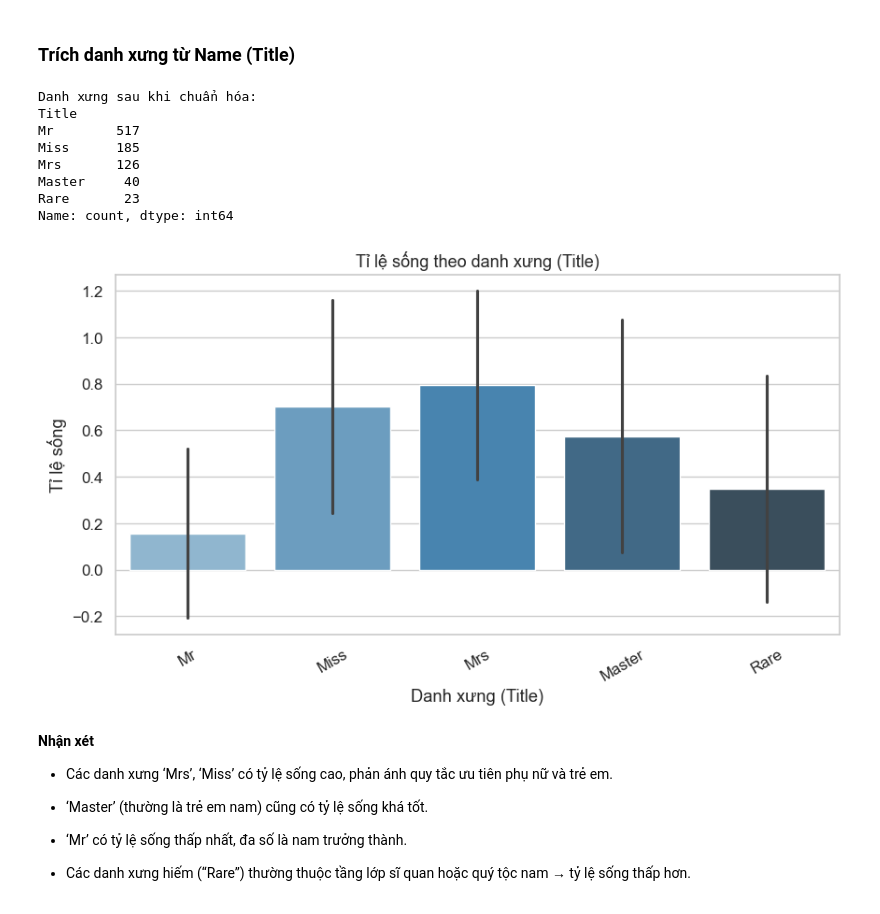
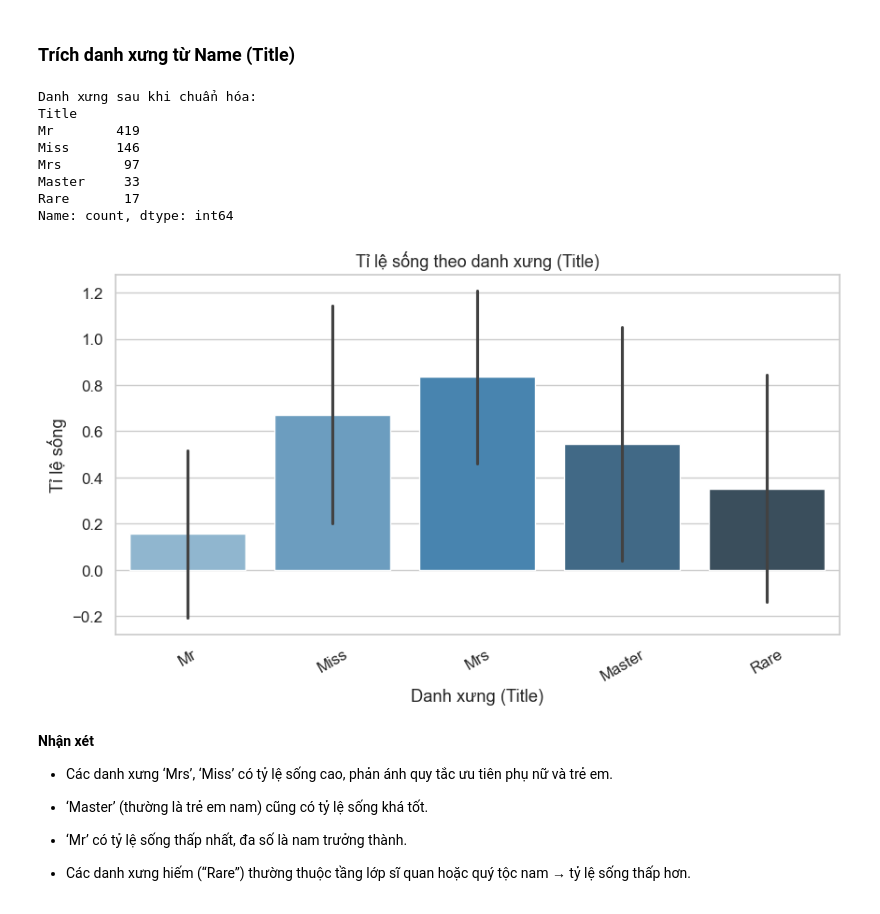
Before and after one commit to bibo0610/sgu25_ml_group, a Jupyter notebook: preprocessing/feature_engineering.ipynb, the cells around one changed output. Drawn from its saved outputs; the diff is of its cells as text; code cells hidden in the pictures.

```diff
--- a/preprocessing/feature_engineering.ipynb
+++ b/preprocessing/feature_engineering.ipynb
@@ -18,8 +18,8 @@ data_path = "../exps/data"
 ### Đọc dữ liệu
 # %%
 # Đọc dữ liệu gốc
-df_train = pd.read_csv(f"{exps_dir}/train.csv")
-df_test = pd.read_csv(f"{exps_dir}/test.csv")
+df_train_org = pd.read_csv(f"{exps_dir}/train.csv")
+df_test_org = pd.read_csv(f"{exps_dir}/test.csv")
 
 # Đọc dữ liệu đã preprocessing
 df_train_pre = pd.read_excel(f"{data_path}/train.xlsx")
@@ -31,11 +31,15 @@ idx = np.load(f'{data_path}/idx.npz')
 id_train = idx['id_train']
 id_valid = idx['id_valid']
 
+# Lấy train valid trên tập gốc
+df_train_raw = df_train_org.iloc[id_train].copy()
+df_valid_raw = df_train_org.iloc[id_valid].copy()
+
 print("Kích thước dữ liệu:")
-print("Train:", df_train.shape)
-print("Test:", df_test.shape)
+print("Train:", df_train_org.shape)
+print("Test:", df_test_org.shape)
 
-df_train.head()
+df_train_org.head()
 # %% [output]
 Kích thước dữ liệu:
 Train: (891, 12)
@@ -81,6 +85,9 @@ Fare             1
 Cabin          327
 Embarked         0
 dtype: int64
+# %%
+for df in [df_train_raw, df_valid_raw, df_test_org]:
+    df["Cabin"] = df["Cabin"].fillna("U")
 # %%
 # Điền thiếu cho train
 # Age → median
@@ -173,53 +194,59 @@ import matplotlib.pyplot as plt
 import seaborn as sns
 
 # Hàm tách danh xưng từ Name
 def extract_title(name):
     match = re.search(r",\s*([A-Za-z\s]+)\.", name)
     return match.group(1).strip() if match else "Unknown"
 
-# Áp dụng cho cả train và test
-df_train["Title"] = df_train["Name"].apply(extract_title)
-df_test["Title"] = df_test["Name"].apply(extract_title)
-
-# Gom nhóm danh xưng hiếm vào "Rare"
-rare_titles = [
-    "Lady", "Countess", "the Countess", "Capt", "Col", "Don", "Dr",
-    "Major", "Rev", "Sir", "Jonkheer", "Dona"
-]
-
-for df in [df_train, df_test]:
+# Hàm xử lý danh xưng
+def process_title(df):
+    df["Title"] = df["Name"].apply(extract_title)
+    rare_titles = [
+        "Lady", "Countess", "the Countess", "Capt", "Col", "Don", "Dr",
+        "Major", "Rev", "Sir", "Jonkheer", "Dona"
+    ]
     df["Title"] = df["Title"].replace(rare_titles, "Rare")
     df["Title"] = df["Title"].replace({"Mlle": "Miss", "Ms": "Miss", "Mme": "Mrs"})
+    return df
+
+# Áp dụng cho cả train và test
+df_train_raw = process_title(df_train_raw)
+df_valid_raw = process_title(df_valid_raw)
+df_test_org = process_title(df_test_org)
+
+df_train_pre["Title"] = df_train_raw["Title"].values
+df_valid_pre["Title"] = df_valid_raw["Title"].values
+df_test_pre["Title"] = df_test_org["Title"].values
 
 # Kiểm tra lại danh xưng
 print("Danh xưng sau khi chuẩn hóa:")
-print(df_train["Title"].value_counts())
+print(df_train_raw["Title"].value_counts())
 
 # Biểu đồ tỉ lệ sống theo danh xưng
 plt.figure(figsize=(10, 5))
 sns.barplot(
     x="Title",
     y="Survived",
-    data=df_train,
-    order=df_train["Title"].value_counts().index,
+    data=df_train_raw,
+    order=df_train_raw["Title"].value_counts().index,
     errorbar="sd",
     palette="Blues_d"
 )
 plt.title("Tỉ lệ sống theo danh xưng (Title)", fontsize=13)
 plt.xlabel("Danh xưng (Title)")
 plt.ylabel("Tỉ lệ sống")
 plt.xticks(rotation=30)
 plt.show()
 # %% [output]
 Danh xưng sau khi chuẩn hóa:
 Title
-Mr        517
-Miss      185
-Mrs       126
-Master     40
-Rare       23
+Mr        419
+Miss      146
+Mrs        97
+Master     33
+Rare       17
 Name: count, dtype: int64
-[figure, old version]
+[figure, new version]
 # %% [markdown]
 **Nhận xét**
 - Các danh xưng ‘Mrs’, ‘Miss’ có tỷ lệ sống cao, phản ánh quy tắc ưu tiên phụ nữ và trẻ em.
```
Also changed, not shown: parts of 1 cell of this notebook, 1 other file.
